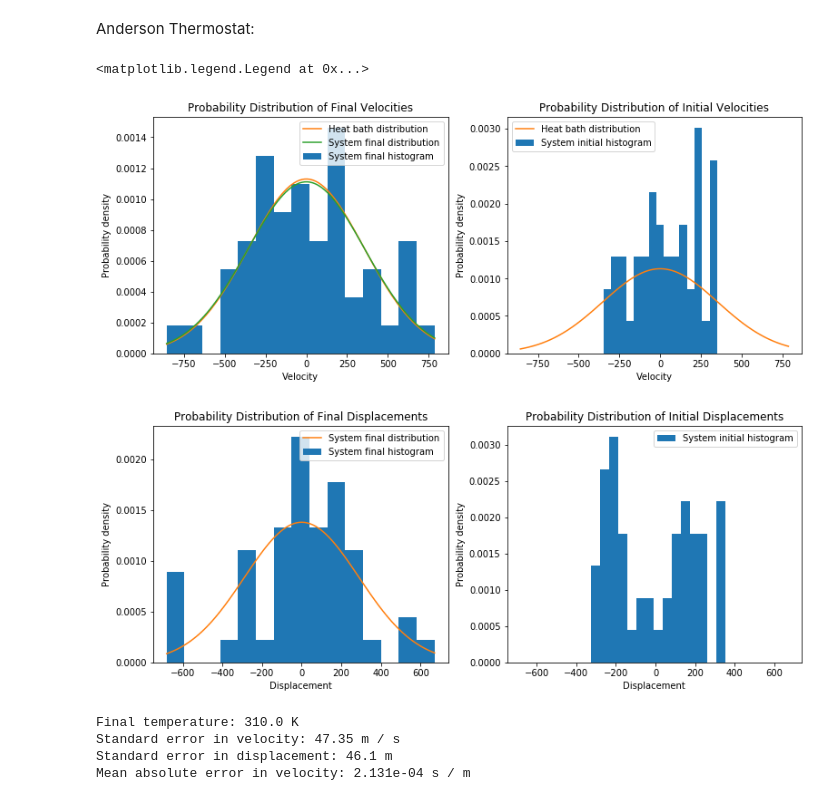
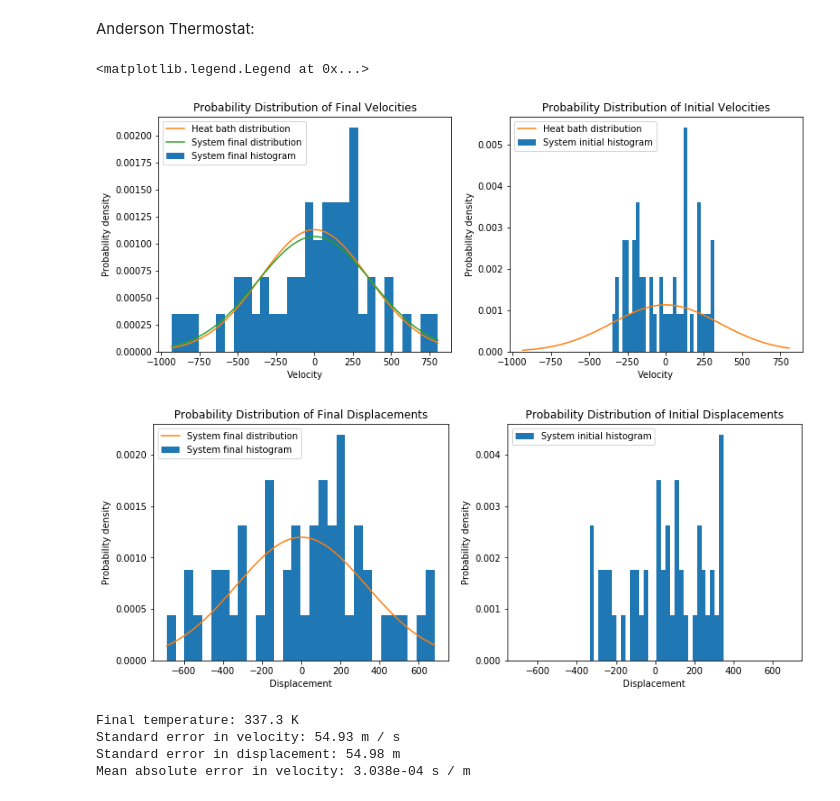
Before and after one commit to kadams66/Intro-Sims, a Jupyter notebook: HO Anderson Thermostat MD NVT.ipynb, the cells around one changed output. Cells and saved outputs as stored; diff of their text form; code cells hidden in the pictures.

```diff
--- a/HO Anderson Thermostat MD NVT.ipynb
+++ b/HO Anderson Thermostat MD NVT.ipynb
@@ -74,12 +74,11 @@ kb = 8313 * kilo * meter**2 / second**2 / Kel #actually kb/n where n is the conv
 
 #simulation conditions
 dt = 0.1 * second
-cycles = 1000
+cycles = 10000
 nu = 0.1 / second
 nparts = 50
 Ti = 300 * Kel
-Tf = 300 * Kel
-nbins = 15
+nbins = 30
 # %% [markdown]
 ## Definitions
 # %%
@@ -121,6 +120,7 @@ scf = np.sqrt(kb * Ti / m)
 for i in range(nparts):
     Pos[i] = 2 * scf * np.sqrt(m / k) * (rng.random() - 0.5)
     Vel[i] = 2 * scf * (rng.random() - 0.5)
+Vel = Vel - np.mean(Vel) / nparts
 iPos = Pos.copy()
 iVel = Vel.copy()
 
@@ -138,48 +138,48 @@ for i in range(cycles):
         Vel[j] = velVerVel(Vel[j],frc,dt)
         #test if collision with bath
         if rng.random() < nu*dt:
-            Vel[j] = rng.normal(0,np.sqrt(kb * Tf / m).magnitude) * meter/second
+            Vel[j] = rng.normal(0,np.sqrt(kb * Ti / m).magnitude) * meter/second
 
 #Check final system state
 finalT = np.std(Vel)**2 * m / kb
 # %%
 vs = np.linspace(np.amin(Vel), np.amax(Vel), 100)
 ps = np.linspace(np.amin(Pos), np.amax(Pos), 100)
 
 fig, aa = plt.subplots(1, 2, sharey=False, sharex=True, figsize=(6.4 * 2,4.8))
 aa[0].hist(Vel, bins=nbins, density=True, label='System final histogram')
-aa[0].plot(vs, (m / 2 / np.pi / kb / Tf)**0.5 * np.exp(-1 * m / 2 / kb / Tf * vs**2), label='Heat bath distribution')
+aa[0].plot(vs, (m / 2 / np.pi / kb / Ti)**0.5 * np.exp(-1 * m / 2 / kb / Ti * vs**2), label='Heat bath distribution')
 aa[0].plot(vs, (1 / 2 / np.pi)**0.5 / np.std(Vel) * np.exp(-1 / 2 * vs**2 / np.std(Vel)**2), label='System final distribution')
 aa[1].hist(iVel, bins=nbins, density=True, label='System initial histogram')
-aa[1].plot(vs, (m / 2 / np.pi / kb / Tf)**0.5 * np.exp(-1 * m / 2 / kb / Tf * vs**2), label='Heat bath distribution')
+aa[1].plot(vs, (m / 2 / np.pi / kb / Ti)**0.5 * np.exp(-1 * m / 2 / kb / Ti * vs**2), label='Heat bath distribution')
 
 plt.setp(aa[:], xlabel='Velocity', ylabel='Probability density')
 aa[0].set_title('Probability Distribution of Final Velocities')
 aa[1].set_title('Probability Distribution of Initial Velocities')
 aa[0].legend()
 aa[1].legend()
 
 fig, ab = plt.subplots(1, 2, sharey=False, sharex=True, figsize=(6.4 * 2,4.8))
 ab[0].hist(Pos, bins=nbins, density=True, label='System final histogram')
 ab[0].plot(ps, (1 / 2 / np.pi)**0.5 / np.std(Pos) * np.exp(-1 / 2 * ps**2 / np.std(Pos)**2), label='System final distribution')
 ab[1].hist(iPos, bins=nbins, density=True, label='System initial histogram')
 
 plt.setp(ab[:], xlabel='Displacement', ylabel='Probability density')
 ab[0].set_title('Probability Distribution of Final Displacements')
 ab[1].set_title('Probability Distribution of Initial Displacements')
 ab[0].legend()
 ab[1].legend()
 # %% [output]
 <matplotlib.legend.Legend at 0x...>
-[figure, old version]
+[figure, new version]
-[figure, old version]
+[figure, new version]
 # %%
 hist, bin_edges = np.histogram(Vel.magnitude, bins=nbins, density=True)
 bincenters = np.mean(np.vstack([bin_edges[0:-1],bin_edges[1:]]), axis=0)
 data = dict(zip(bincenters * meter/second, hist * second/meter))
 temp = 0
 for i in data.keys():
-    temp += np.absolute(data[i] - (m / 2 / np.pi / kb / Tf)**0.5 * np.exp(-1 * m / 2 / kb / Tf * i**2))
+    temp += np.absolute(data[i] - (m / 2 / np.pi / kb / Ti)**0.5 * np.exp(-1 * m / 2 / kb / Ti * i**2))
 mae = temp / nbins
 
 cVel = np.array_split(Vel.magnitude, nbins)
@@ -196,7 +196,7 @@ stderrP = np.std(means) / np.sqrt(nbins)
 
 print(f"Final temperature: {finalT:~.4} \nStandard error in velocity: {stderrV:~.4} \nStandard error in displacement: {stderrP:~.4} \nMean absolute error in velocity: {mae:~.3e}")
 # %% [output]
-Final temperature: 310.0 K
-Standard error in velocity: 47.35 m / s
-Standard error in displacement: 46.1 m
-Mean absolute error in velocity: 2.131e-04 s / m
+Final temperature: 337.3 K
+Standard error in velocity: 54.93 m / s
+Standard error in displacement: 54.98 m
+Mean absolute error in velocity: 3.038e-04 s / m
```
